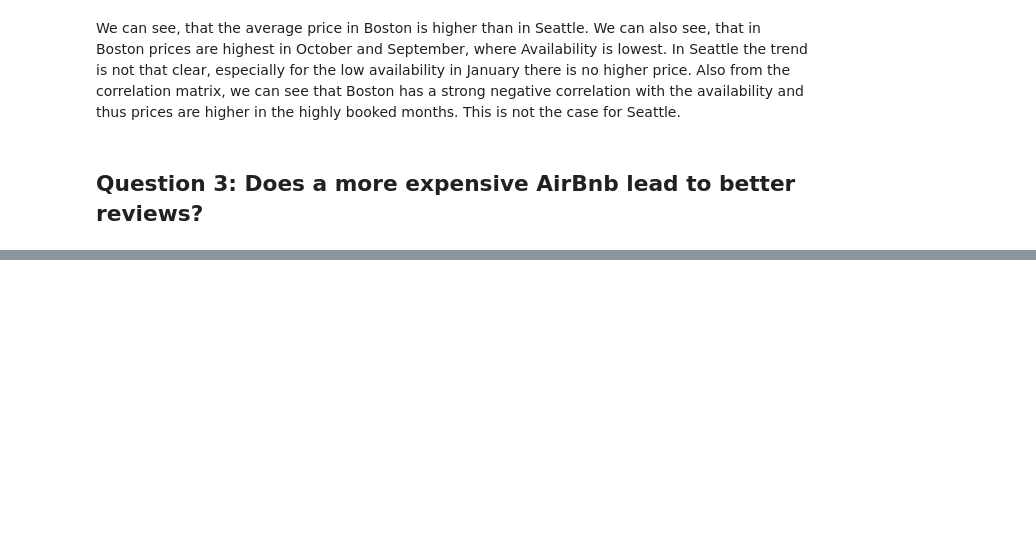
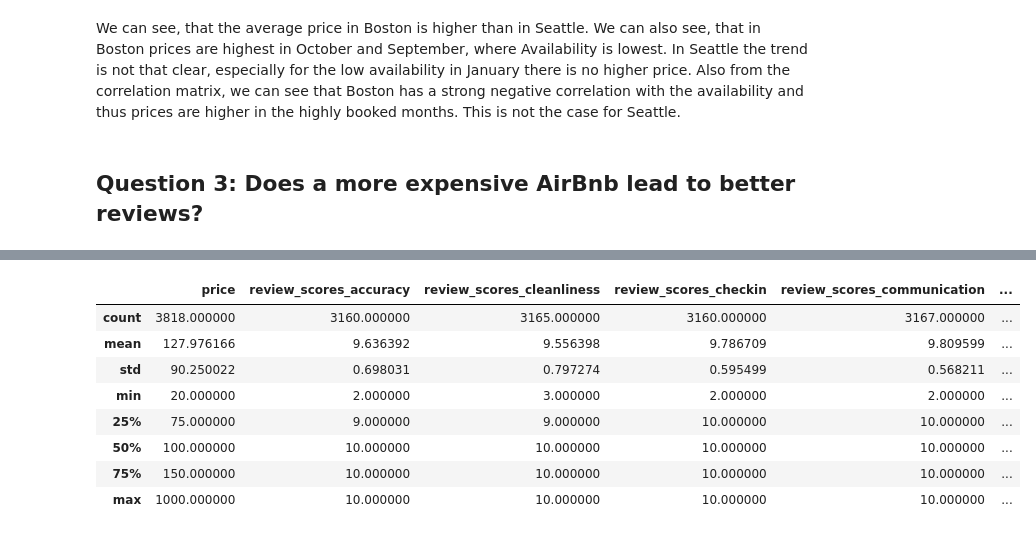
Before and after one commit to foxriver76/airbnb_analysis, a Jupyter notebook: analyze.ipynb, the cells around one changed output, grey strips where cells are left out. Saved outputs shown, nothing was run; the diff lists cells and outputs as text; code cells hidden in the pictures; blank space fills up the shorter version.

```diff
--- a/analyze.ipynb
+++ b/analyze.ipynb
@@ -345,0 +420,12 @@ We can also see, that in Boston prices are highest in October and September, whe
+# %%
+review_seattle_df.describe()
+# %% [output]
+|  | price | review_scores_accuracy | review_scores_cleanliness | review_scores_checkin | review_scores_communication | ... |
+| count | 3818.000000 | 3160.000000 | 3165.000000 | 3160.000000 | 3167.000000 | ... |
+| mean | 127.976166 | 9.636392 | 9.556398 | 9.786709 | 9.809599 | ... |
+| std | 90.250022 | 0.698031 | 0.797274 | 0.595499 | 0.568211 | ... |
+| min | 20.000000 | 2.000000 | 3.000000 | 2.000000 | 2.000000 | ... |
+| 25% | 75.000000 | 9.000000 | 9.000000 | 10.000000 | 10.000000 | ... |
+| 50% | 100.000000 | 10.000000 | 10.000000 | 10.000000 | 10.000000 | ... |
+| 75% | 150.000000 | 10.000000 | 10.000000 | 10.000000 | 10.000000 | ... |
+| max | 1000.000000 | 10.000000 | 10.000000 | 10.000000 | 10.000000 | ... |
```
Also changed, not shown: parts of 14 cells of this notebook, 1 other file.
